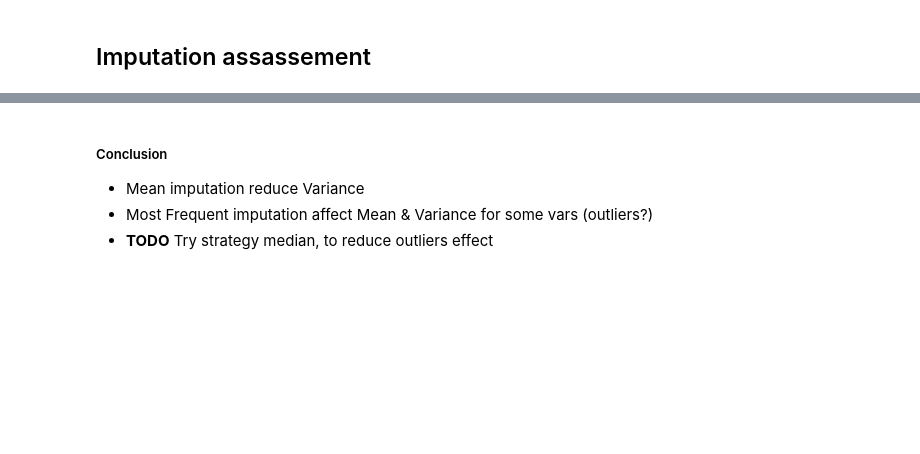
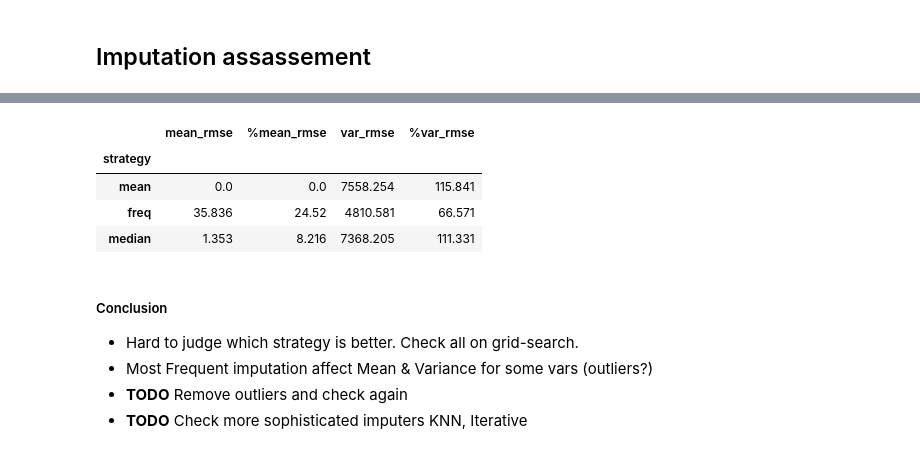
Before and after one commit to pancurster/secom-ml, a Jupyter notebook: notebooks/eda02.ipynb, the cells around one changed output, grey strips where cells are left out. Saved outputs shown, nothing was run; the diff lists cells and outputs as text; code cells hidden in the pictures; blank space fills up the shorter version.

```diff
--- a/notebooks/eda02.ipynb
+++ b/notebooks/eda02.ipynb
@@ -289,6 +318,15 @@ stats.sort_values('%mean_DIFF')
+# %%
+errors.round(3)
+# %% [output]
+|  | mean_rmse | %mean_rmse | var_rmse | %var_rmse |
+| strategy |  |  |  |  |
+| mean | 0.0 | 0.0 | 7558.254 | 115.841 |
+| freq | 35.836 | 24.52 | 4810.581 | 66.571 |
+| median | 1.353 | 8.216 | 7368.205 | 111.331 |
 # %% [markdown]
 ##### Conclusion
 
-* Mean imputation reduce Variance
+* Hard to judge which strategy is better. Check all on grid-search.
 * Most Frequent imputation affect Mean & Variance for some vars (outliers?)
-* **TODO** Try strategy median, to reduce outliers effect
+* **TODO** Remove outliers and check again
+* **TODO** Check more sophisticated imputers KNN, Iterative
```
Also changed, not shown: parts of 8 cells of this notebook.
